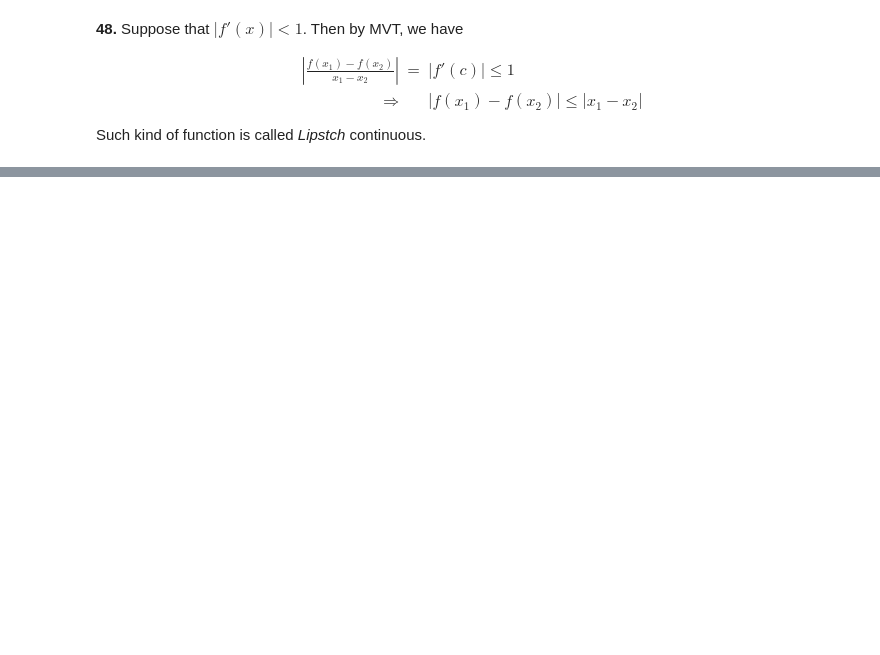
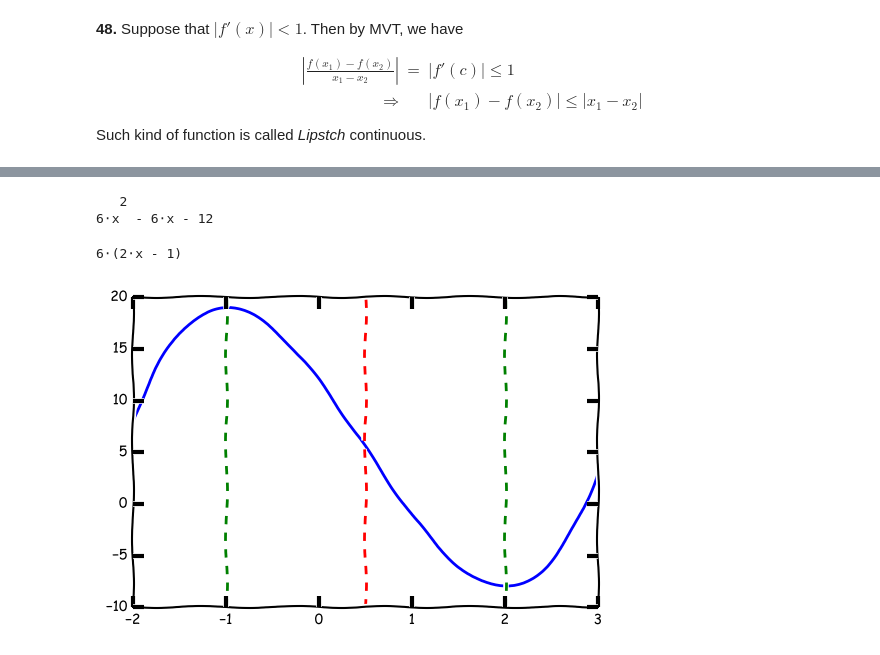
Before and after one commit to YJenAngela/2016-1, a Jupyter notebook: calculus/2 Applications of differentiation.ipynb, the cells around one changed output, grey strips where cells are left out. Saved outputs shown, nothing was run; the diff lists cells and outputs as text; code cells hidden in the pictures; blank space fills up the shorter version.

```diff
--- a/calculus/2 Applications of differentiation.ipynb
+++ b/calculus/2 Applications of differentiation.ipynb
@@ -1674,0 +1729,22 @@ Such kind of function is called *Lipstch* continuous.
+# %%
+x=Symbol("x")
+f= 2 *x**3-3*x**2-12*x+12
+# %%
+pprint(diff(f,x))
+# %% [output]
+   2
+6⋅x  - 6⋅x - 12
+# %%
+pprint(diff(f,x,2))
+# %% [output]
+6⋅(2⋅x - 1)
+# %%
+with plt.xkcd():
+   x = np.linspace(-2,3,101)
+   f = 2 *x**3-3*x**2-12*x+12
+   plt.plot(x,f)
+   plt.plot([-1,-1],[-10,20],'g--')
+   plt.plot([2,2],[-10,20],'g--')
+   plt.plot([1/2,1/2],[-10,20],'r--')
+# %% [output]
+[figure, added]
```
Also changed, not shown: parts of 35 cells of this notebook.
